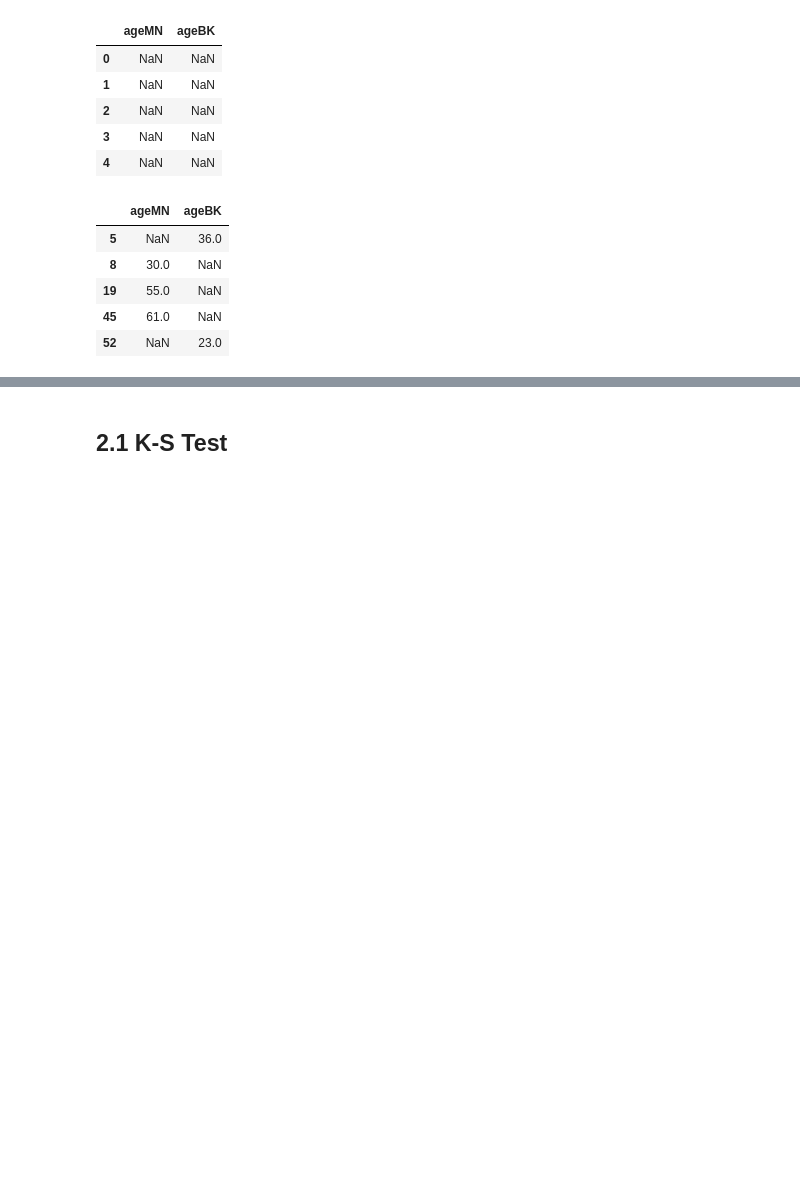
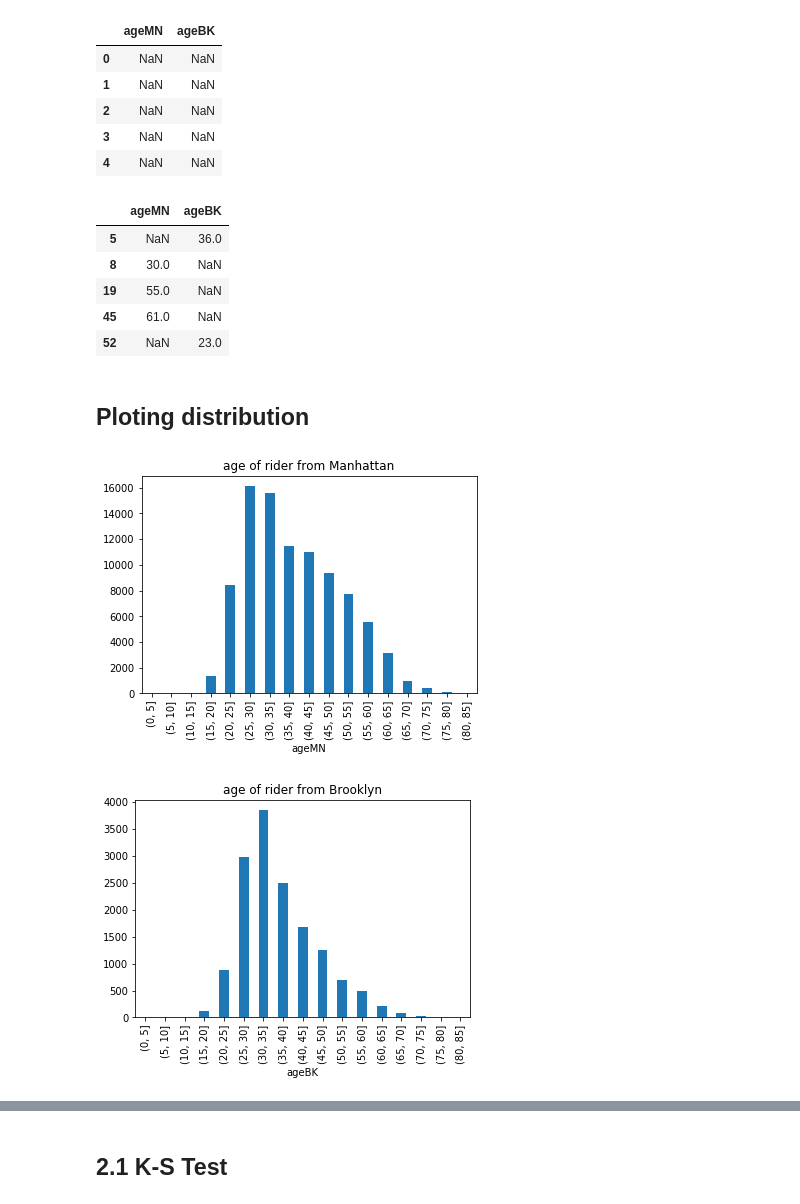
Before and after one commit to Ruibreeze/PUI2017_yw3447, a Jupyter notebook: HW4_yw3447/HW4_4_yw3447.ipynb, the cells around one changed output, grey strips where cells are left out. Drawn from its saved outputs; the diff is of its cells as text; code cells hidden in the pictures; blank space fills up the shorter version.

```diff
--- a/HW4_yw3447/HW4_4_yw3447.ipynb
+++ b/HW4_yw3447/HW4_4_yw3447.ipynb
@@ -764,3 +767,16 @@ df2.head()
 | 19 | 55.0 | NaN |
 | 45 | 61.0 | NaN |
 | 52 | NaN | 23.0 |
+# %% [markdown]
+## Ploting distribution
+# %%
+bins = np.arange(0,90,5)
+axM = df2.ageMN.groupby(pd.cut(df2.ageMN, bins)).agg([count_nonzero]).plot(kind='bar',
+                                                                legend=False)
+axM.set_title("age of rider from Manhattan")
+axB = df2.ageBK.groupby(pd.cut(df2.ageBK, bins)).agg([count_nonzero]).plot(kind='bar',
+                                                                legend=False)
+axB.set_title("age of rider from Brooklyn");
+# %% [output]
+[figure, added]
+[figure, added]
```
Also changed, not shown: parts of 5 cells of this notebook.
